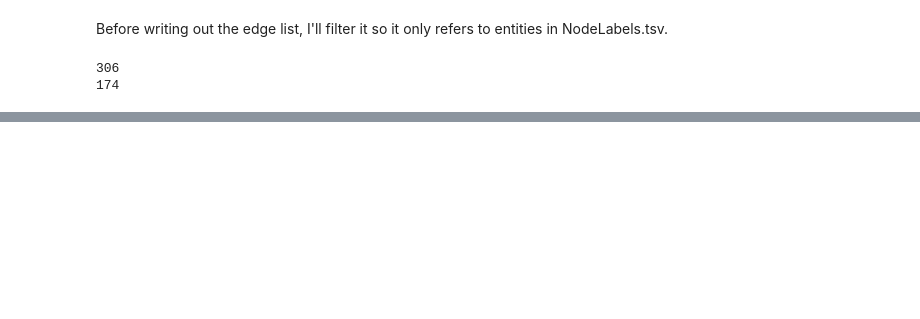
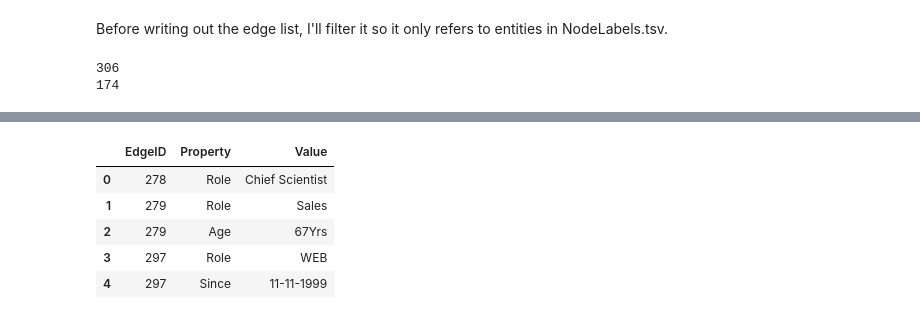
Before and after one commit to MCGallaspy/dse_203_final_project, a Jupyter notebook: processing/Creating 5-table data.ipynb, the cells around one changed output, grey strips where cells are left out. Cells and saved outputs as stored; diff of their text form; code cells hidden in the pictures; blank space fills up the shorter version.

```diff
--- a/processing/Creating 5-table data.ipynb
+++ b/processing/Creating 5-table data.ipynb
@@ -273,10 +275,10 @@ connectivity_df.head().append(connectivity_df.tail())
 Before writing out the edge list, I'll filter it so it only refers to entities in NodeLabels.tsv.
 # %%
 print(len(connectivity_df))
-mask = connectivity_df.apply(
+connectivity_mask = connectivity_df.apply(
     lambda row: (row.FromNode in NodeLabels_df.term.values) and (row.ToNode in NodeLabels_df.term.values),
     axis=1)
-print(np.sum(mask))
+print(np.sum(connectivity_mask))
 # %% [output]
 306
 174
@@ -284,0 +299,3 @@ connectivity_df[mask].drop(['origin', 'originalIndex'], axis=1).to_csv('5tables/
+# %%
+with open("ashok_edge_props.json", "rb") as f:
+    ashok_edge_props = json.loads(f.read())
@@ -284,0 +325,5 @@ connectivity_df[mask].drop(['origin', 'originalIndex'], axis=1).to_csv('5tables/
+# %%
+# Clean up empty props, and add in corresponding EdgeIDs
+ashok_edge_props = [p for p in ashok_edge_props if p['props']['properties']]
+print(len(ashok_edge_props))
+ashok_edge_props[:3]
@@ -284,0 +350,24 @@ connectivity_df[mask].drop(['origin', 'originalIndex'], axis=1).to_csv('5tables/
+# %%
+edge_ids = []
+properties = []
+values = []
+for e in ashok_edge_props:
+    props = e['props']['properties']
+    mask = ((connectivity_df[connectivity_mask].origin == 'ashok_edges')
+            & (connectivity_df[connectivity_mask].originalIndex == int(e['id'])))
+    if np.sum(mask) == 0:
+        # We dropped this from the output edge list, so skip it
+        continue
+    edge_id = connectivity_df[connectivity_mask][mask].index.values[0]
+    edge_ids.extend([edge_id]*len(props))
+    properties.extend(props.keys())
+    values.extend(props.values())
+edge_props = pd.DataFrame(data={"EdgeID": edge_ids, "Property": properties, "Value": values})
+edge_props.head()
+# %% [output]
+|  | EdgeID | Property | Value |
+| 0 | 278 | Role | Chief Scientist |
+| 1 | 279 | Role | Sales |
+| 2 | 279 | Age | 67Yrs |
+| 3 | 297 | Role | WEB |
+| 4 | 297 | Since | 11-11-1999 |
```
Also changed, not shown: parts of 11 cells of this notebook, 3 other files.
